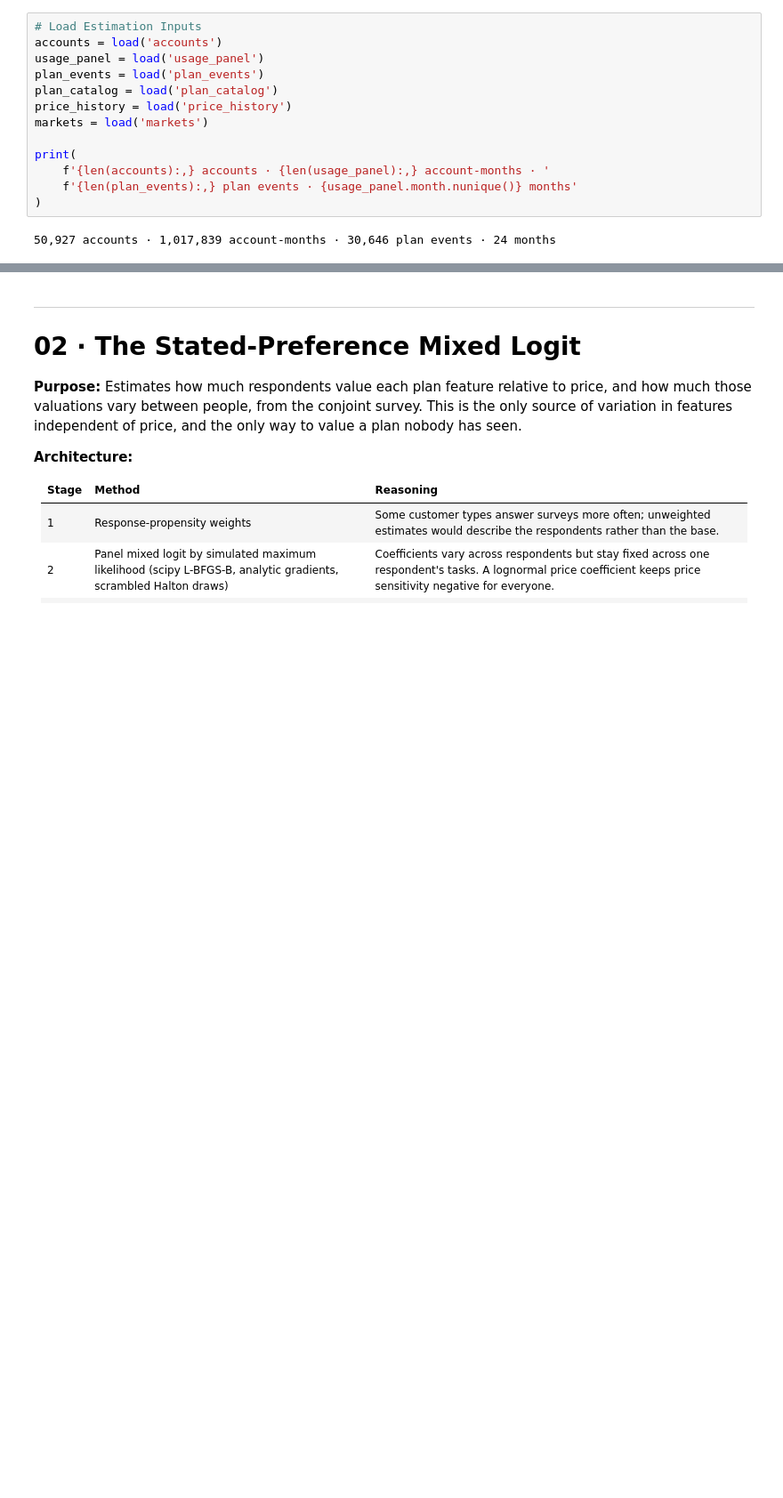
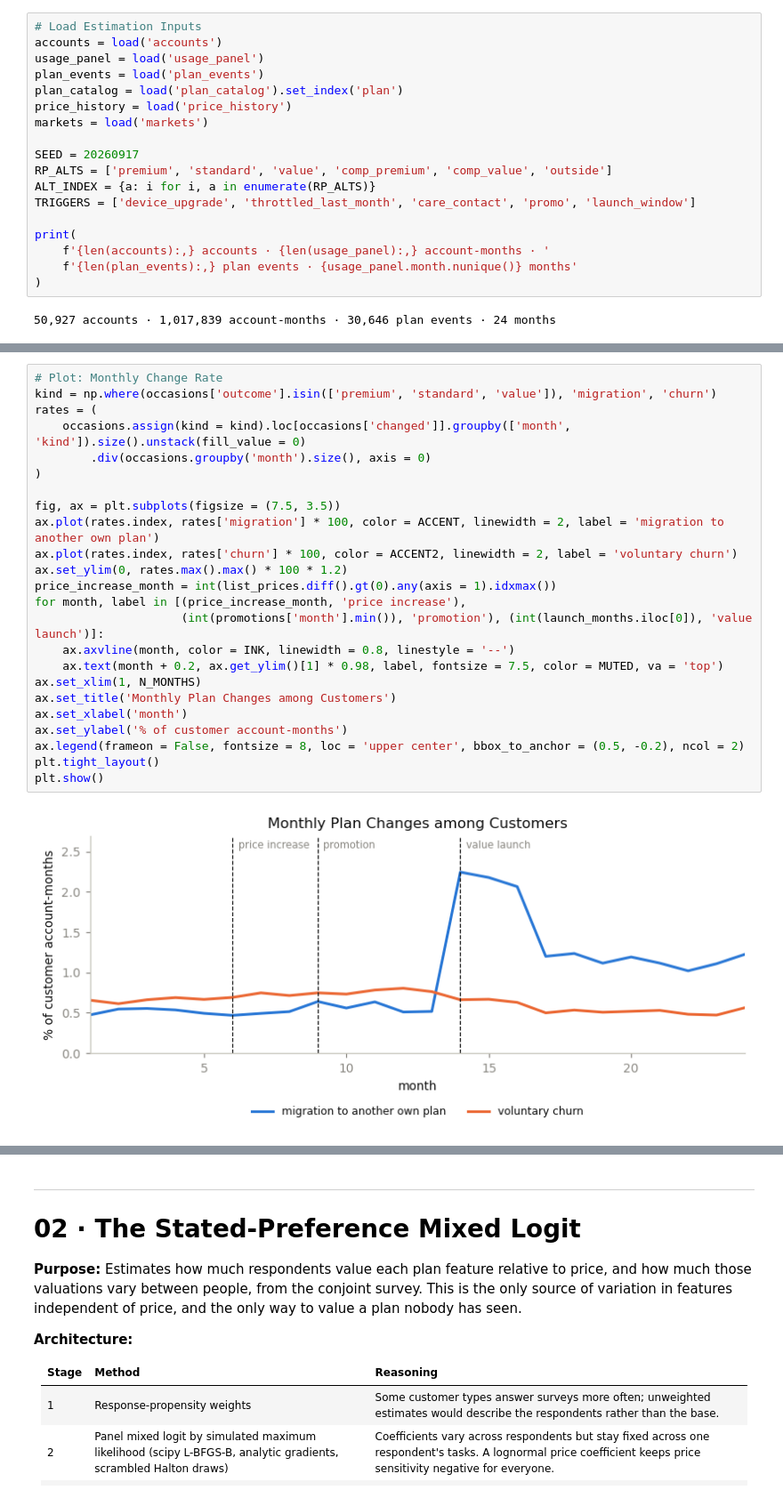
Before and after one commit to paforsey/data-science-portfolio, a Jupyter notebook: case-studies/rate-plan-cannibalization/01_choice_model_estimation.ipynb, the cells around one changed output, grey strips where cells are left out. Shown at 89% size. Cells and saved outputs as stored; diff of their text form; blank space fills up the shorter version.

```diff
--- a/case-studies/rate-plan-cannibalization/01_choice_model_estimation.ipynb
+++ b/case-studies/rate-plan-cannibalization/01_choice_model_estimation.ipynb
@@ -182,9 +183,14 @@ REFERENCE_CONFIG = ('lean', 'open', 45.0)
 accounts = load('accounts')
 usage_panel = load('usage_panel')
 plan_events = load('plan_events')
-plan_catalog = load('plan_catalog')
+plan_catalog = load('plan_catalog').set_index('plan')
 price_history = load('price_history')
 markets = load('markets')
+
+SEED = 20260917
+RP_ALTS = ['premium', 'standard', 'value', 'comp_premium', 'comp_value', 'outside']
+ALT_INDEX = {a: i for i, a in enumerate(RP_ALTS)}
+TRIGGERS = ['device_upgrade', 'throttled_last_month', 'care_contact', 'promo', 'launch_window']
 
 print(
     f'{len(accounts):,} accounts · {len(usage_panel):,} account-months · '
@@ -236,0 +305,26 @@ print(
+# %%
+# Plot: Monthly Change Rate
+kind = np.where(occasions['outcome'].isin(['premium', 'standard', 'value']), 'migration', 'churn')
+rates = (
+    occasions.assign(kind = kind).loc[occasions['changed']].groupby(['month', 'kind']).size().unstack(fill_value = 0)
+        .div(occasions.groupby('month').size(), axis = 0)
+)
+
+fig, ax = plt.subplots(figsize = (7.5, 3.5))
+ax.plot(rates.index, rates['migration'] * 100, color = ACCENT, linewidth = 2, label = 'migration to another own plan')
+ax.plot(rates.index, rates['churn'] * 100, color = ACCENT2, linewidth = 2, label = 'voluntary churn')
+ax.set_ylim(0, rates.max().max() * 100 * 1.2)
+price_increase_month = int(list_prices.diff().gt(0).any(axis = 1).idxmax())
+for month, label in [(price_increase_month, 'price increase'),
+                     (int(promotions['month'].min()), 'promotion'), (int(launch_months.iloc[0]), 'value launch')]:
+    ax.axvline(month, color = INK, linewidth = 0.8, linestyle = '--')
+    ax.text(month + 0.2, ax.get_ylim()[1] * 0.98, label, fontsize = 7.5, color = MUTED, va = 'top')
+ax.set_xlim(1, N_MONTHS)
+ax.set_title('Monthly Plan Changes among Customers')
+ax.set_xlabel('month')
+ax.set_ylabel('% of customer account-months')
+ax.legend(frameon = False, fontsize = 8, loc = 'upper center', bbox_to_anchor = (0.5, -0.2), ncol = 2)
+plt.tight_layout()
+plt.show()
+# %% [output]
+[figure, added]
```
Also changed, not shown: parts of 25 cells of this notebook.
